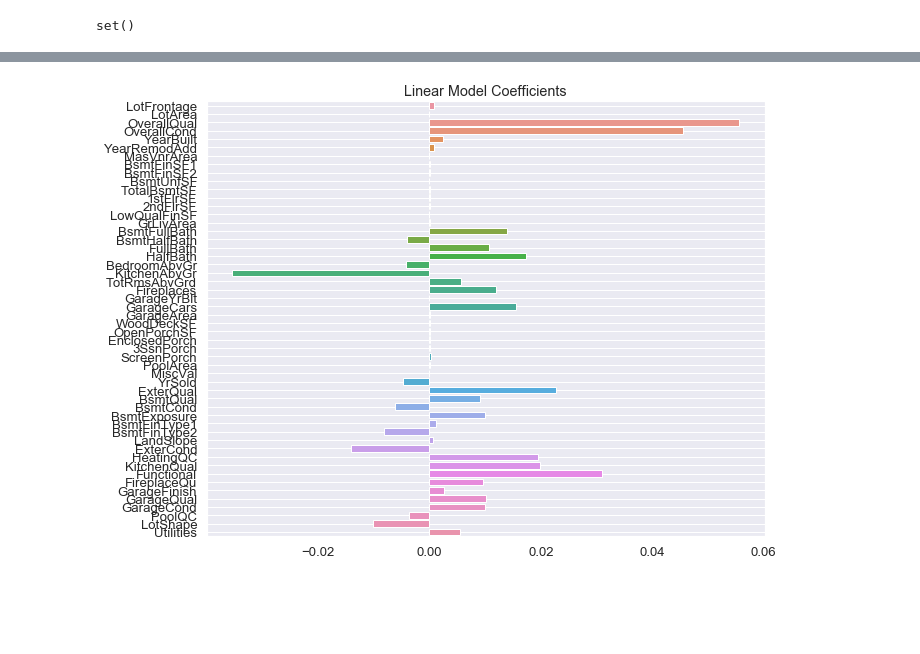
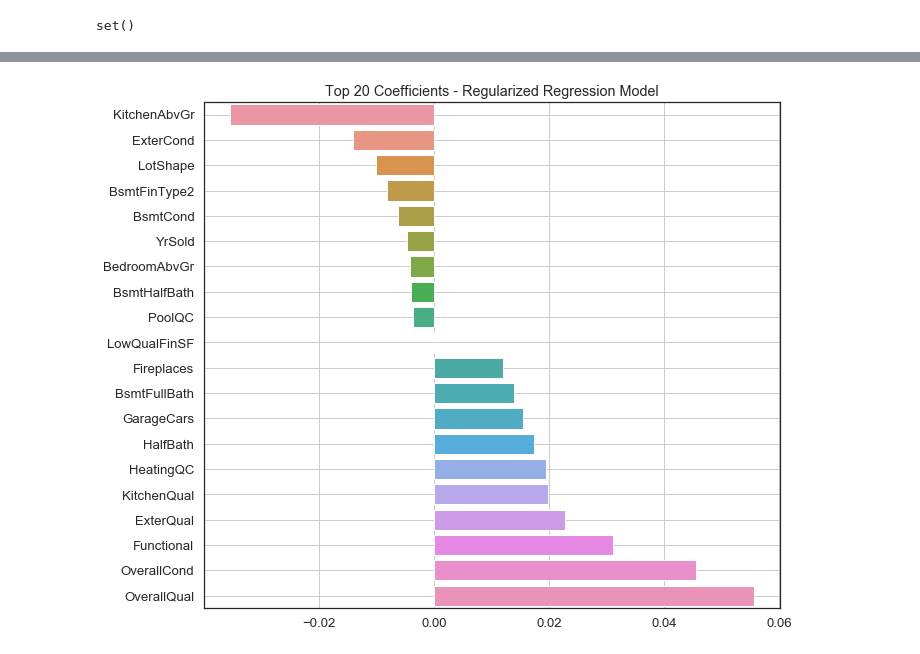
Before and after one commit to amypeniston/kaggle-competitions, a Jupyter notebook: house-prices/2_Data_Prep_Linear_Models.ipynb, the cells around one changed output, grey strips where cells are left out. Cells and saved outputs as stored; diff of their text form; code cells hidden in the pictures; blank space fills up the shorter version.

Commit message:
Created full linear regression model with all features

```diff
--- a/house-prices/2_Data_Prep_Linear_Models.ipynb
+++ b/house-prices/2_Data_Prep_Linear_Models.ipynb
@@ -402,0 +400,3 @@ set()
+# %%
+numeric_model = compare_ridge_lasso(train[numeric_features], y)
+#0.1294, #0.1321
@@ -402,0 +410,5 @@ set()
+# %%
+numeric_model.fit(train[numeric_features], y)
+predictions = np.expm1(numeric_model.predict(test[numeric_features]))
+submission["SalePrice"] = predictions
+predictions
@@ -402,0 +418,10 @@ set()
+# %%
+def plot_coefs(model, X):
+    fig, ax = plt.subplots()
+    coefs = pd.Series(model.coef_, index=X.columns)
+    important_coefs = pd.concat([coefs.sort_values().head(10), coefs.sort_values().tail(10)])
+    sns.barplot(x=important_coefs, y=important_coefs.index, orient='h', ax=ax)
+    ax.grid()
+    plt.title("Top 20 Coefficients - Regularized Regression Model")
+    plt.tight_layout()
+    plt.show()
@@ -403,7 +434,7 @@ set()
 # %%
-model = compare_ridge_lasso(X, y)
-model.fit(X, y)
-preds = np.expm1(model.predict(test))
-preds[0:5]
+numeric_ordinal_features = np.append(numeric_features, ordinal_features)
+model = compare_ridge_lasso(train[numeric_ordinal_features], y) # 0.1259, 0.1291
+model.fit(train[numeric_ordinal_features], y)
+preds = np.expm1(model.predict(test[numeric_ordinal_features]))
 # %% [output]
 Best RMSE for Ridge Regression = 0.1259 for alpha = 50
@@ -415,4 +444,4 @@ array([121052.88572794, 149101.19088553, 175650.64712377, 200369.63820548,
 # %%
-plot_coefs(model, X.columns)
+plot_coefs(model, train[numeric_ordinal_features])
 # %% [output]
-[figure, old version]
+[figure, new version]
```
Also changed, not shown: parts of 64 cells of this notebook, 1 other file.
